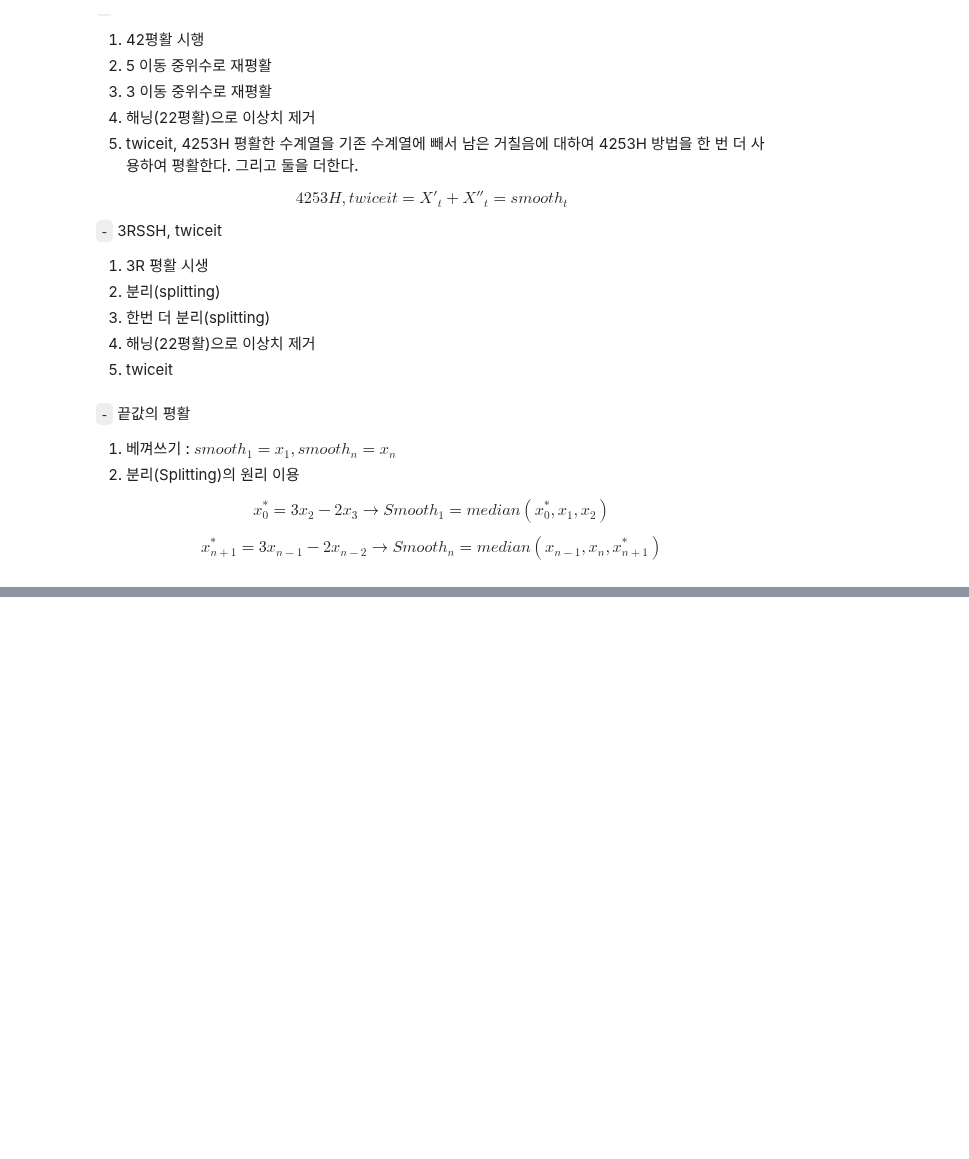
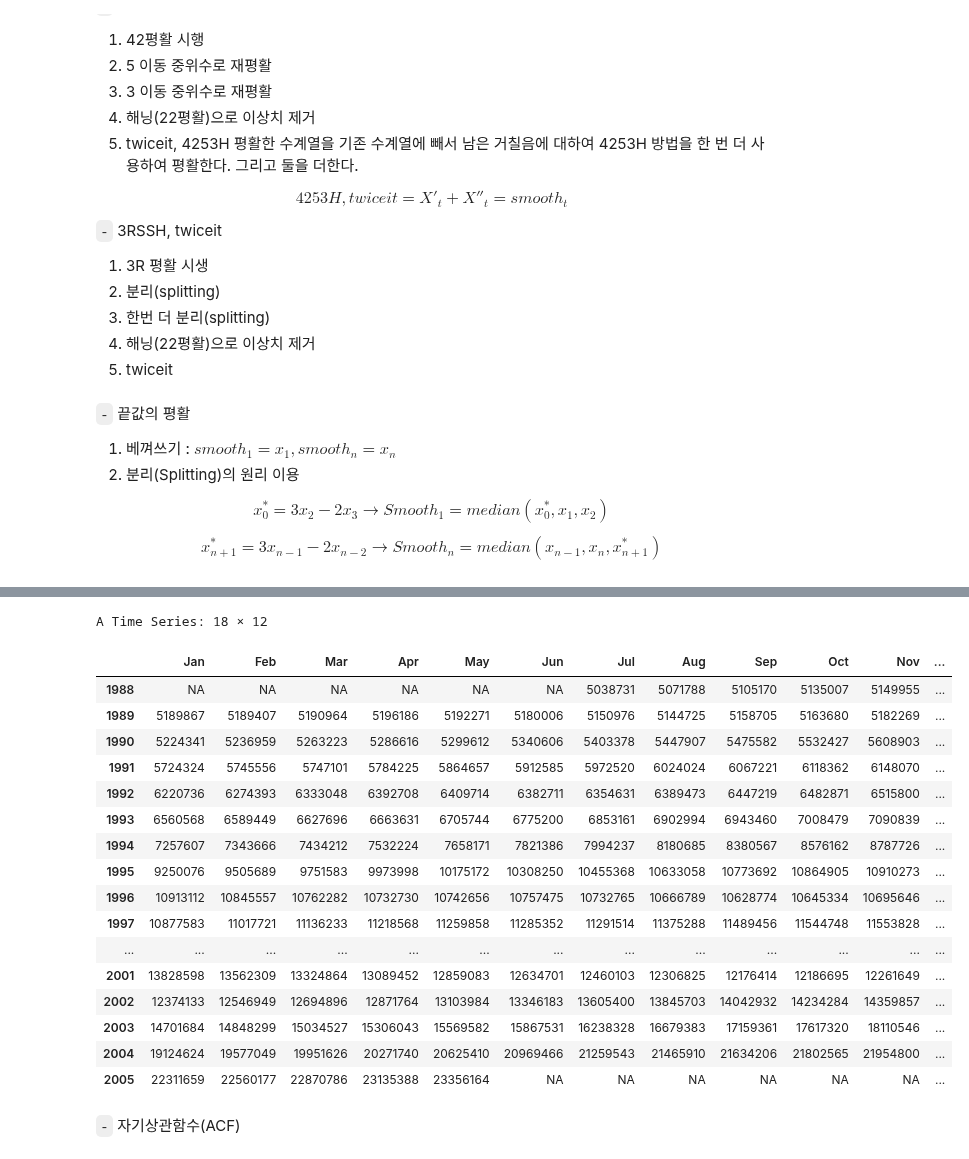
Before and after one commit to HollyRiver/R, a Jupyter notebook: EDA/code assemble.ipynb, the cells around one changed output, grey strips where cells are left out. Drawn from its saved outputs; the diff is of its cells as text; code cells hidden in the pictures; blank space fills up the shorter version.

```diff
--- a/EDA/code assemble.ipynb
+++ b/EDA/code assemble.ipynb
@@ -102,0 +113,4 @@ smooth(x, kind = "3RS3R", twiceit = TRUE,  ## 3RS3R, 3RSS, 3RSR, 3R, 3, S
+# %%
+setwd("~/R/EDA/data/")
+Export = read.table("Export_1988.txt", header = T)
+Series = ts(Export$Series, start = c(1988, 1), frequency = 12)
@@ -102,0 +137,24 @@ smooth(x, kind = "3RS3R", twiceit = TRUE,  ## 3RS3R, 3RSS, 3RSR, 3R, 3, S
+# %%
+# decompose(log(Series))$season # : S_t 데이터
+exp(decompose(log(Series))$trend)  ## T_t 데이터
+# %% [output]
+A Time Series: 18 × 12
+|  | Jan | Feb | Mar | Apr | May | Jun | Jul | Aug | Sep | Oct | Nov | ... |
+| 1988 | NA | NA | NA | NA | NA | NA | 5038731 | 5071788 | 5105170 | 5135007 | 5149955 | ... |
+| 1989 | 5189867 | 5189407 | 5190964 | 5196186 | 5192271 | 5180006 | 5150976 | 5144725 | 5158705 | 5163680 | 5182269 | ... |
+| 1990 | 5224341 | 5236959 | 5263223 | 5286616 | 5299612 | 5340606 | 5403378 | 5447907 | 5475582 | 5532427 | 5608903 | ... |
+| 1991 | 5724324 | 5745556 | 5747101 | 5784225 | 5864657 | 5912585 | 5972520 | 6024024 | 6067221 | 6118362 | 6148070 | ... |
+| 1992 | 6220736 | 6274393 | 6333048 | 6392708 | 6409714 | 6382711 | 6354631 | 6389473 | 6447219 | 6482871 | 6515800 | ... |
+| 1993 | 6560568 | 6589449 | 6627696 | 6663631 | 6705744 | 6775200 | 6853161 | 6902994 | 6943460 | 7008479 | 7090839 | ... |
+| 1994 | 7257607 | 7343666 | 7434212 | 7532224 | 7658171 | 7821386 | 7994237 | 8180685 | 8380567 | 8576162 | 8787726 | ... |
+| 1995 | 9250076 | 9505689 | 9751583 | 9973998 | 10175172 | 10308250 | 10455368 | 10633058 | 10773692 | 10864905 | 10910273 | ... |
+| 1996 | 10913112 | 10845557 | 10762282 | 10732730 | 10742656 | 10757475 | 10732765 | 10666789 | 10628774 | 10645334 | 10695646 | ... |
+| 1997 | 10877583 | 11017721 | 11136233 | 11218568 | 11259858 | 11285352 | 11291514 | 11375288 | 11489456 | 11544748 | 11553828 | ... |
+| ... | ... | ... | ... | ... | ... | ... | ... | ... | ... | ... | ... | ... |
+| 2001 | 13828598 | 13562309 | 13324864 | 13089452 | 12859083 | 12634701 | 12460103 | 12306825 | 12176414 | 12186695 | 12261649 | ... |
+| 2002 | 12374133 | 12546949 | 12694896 | 12871764 | 13103984 | 13346183 | 13605400 | 13845703 | 14042932 | 14234284 | 14359857 | ... |
+| 2003 | 14701684 | 14848299 | 15034527 | 15306043 | 15569582 | 15867531 | 16238328 | 16679383 | 17159361 | 17617320 | 18110546 | ... |
+| 2004 | 19124624 | 19577049 | 19951626 | 20271740 | 20625410 | 20969466 | 21259543 | 21465910 | 21634206 | 21802565 | 21954800 | ... |
+| 2005 | 22311659 | 22560177 | 22870786 | 23135388 | 23356164 | NA | NA | NA | NA | NA | NA | ... |
+# %% [markdown]
+`-` 자기상관함수(ACF)
```
Also changed, not shown: parts of 35 cells of this notebook, 1 other file.
